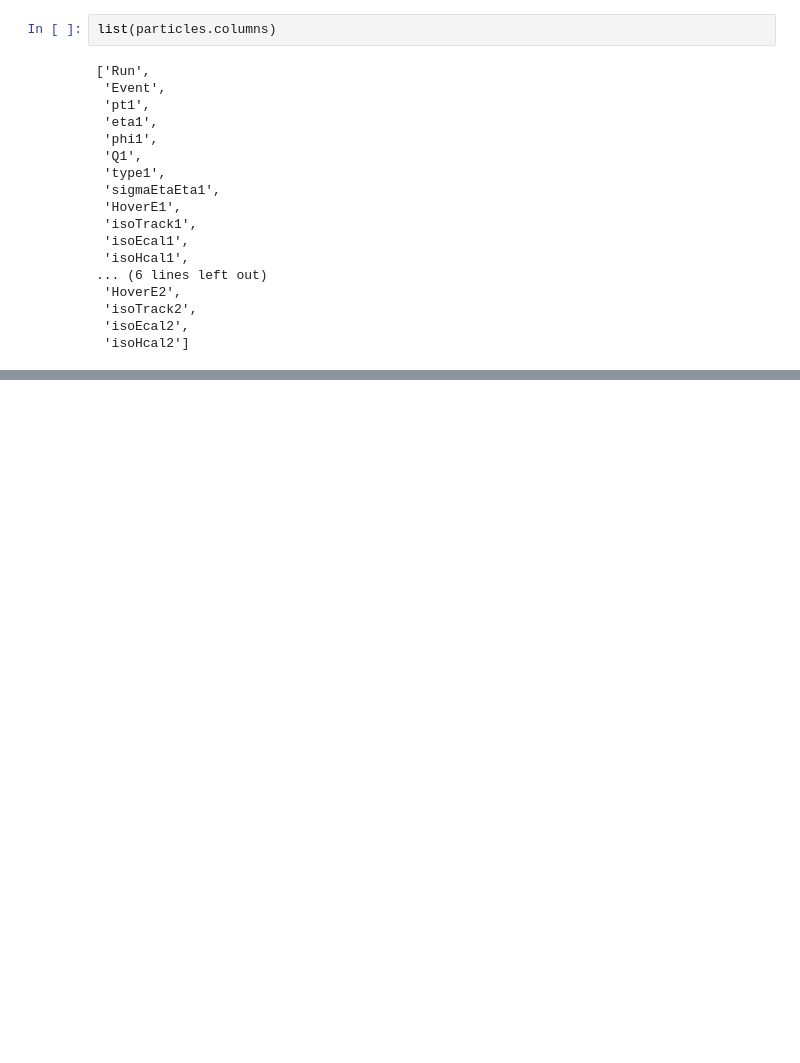
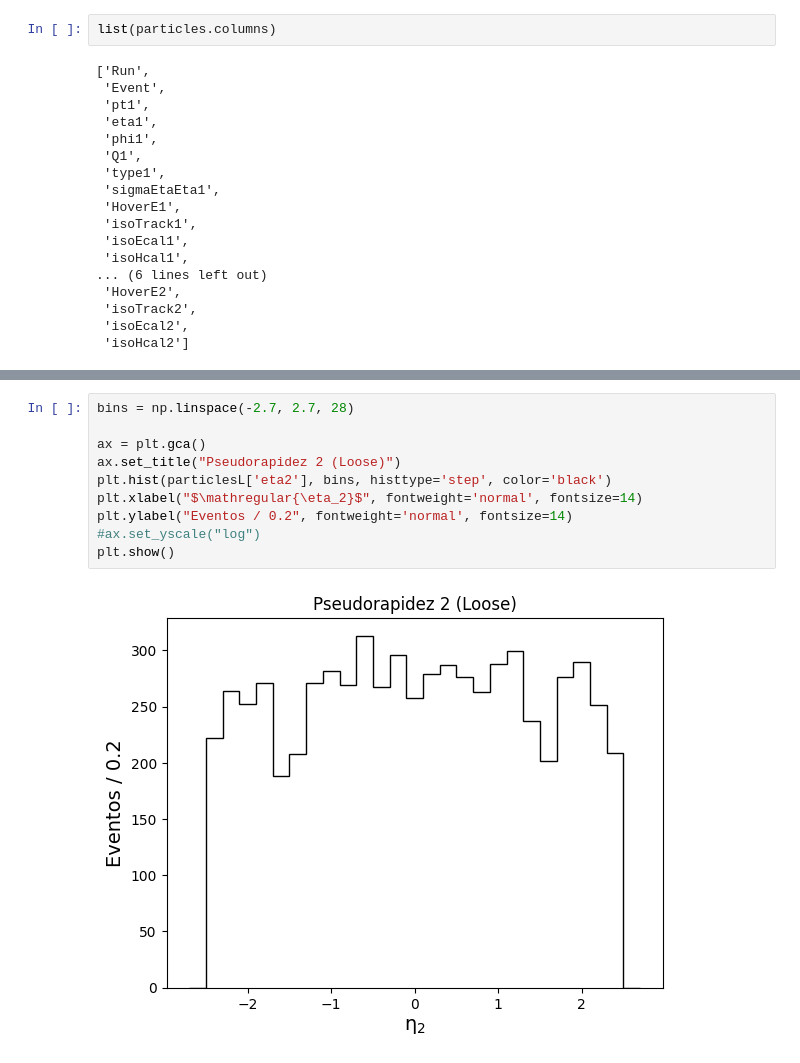
Before and after one commit to ProgramasParaFisicaDeParticulas/blindsampleanalysiswithcsv7-asierra-r, a Jupyter notebook: BlindSample_ASierraR.ipynb, the cells around one changed output, grey strips where cells are left out. Saved outputs shown, nothing was run; the diff lists cells and outputs as text; blank space fills up the shorter version.

```diff
--- a/BlindSample_ASierraR.ipynb
+++ b/BlindSample_ASierraR.ipynb
@@ -62,0 +152,12 @@ list(particles.columns)
+# %%
+bins = np.linspace(-2.7, 2.7, 28)
+
+ax = plt.gca()
+ax.set_title("Pseudorapidez 2 (Loose)")
+plt.hist(particlesL['eta2'], bins, histtype='step', color='black')
+plt.xlabel("$\mathregular{\eta_2}$", fontweight='normal', fontsize=14)
+plt.ylabel("Eventos / 0.2", fontweight='normal', fontsize=14)
+#ax.set_yscale("log")
+plt.show()
+# %% [output]
+[figure, added]
```
Also changed, not shown: parts of 35 cells of this notebook.
